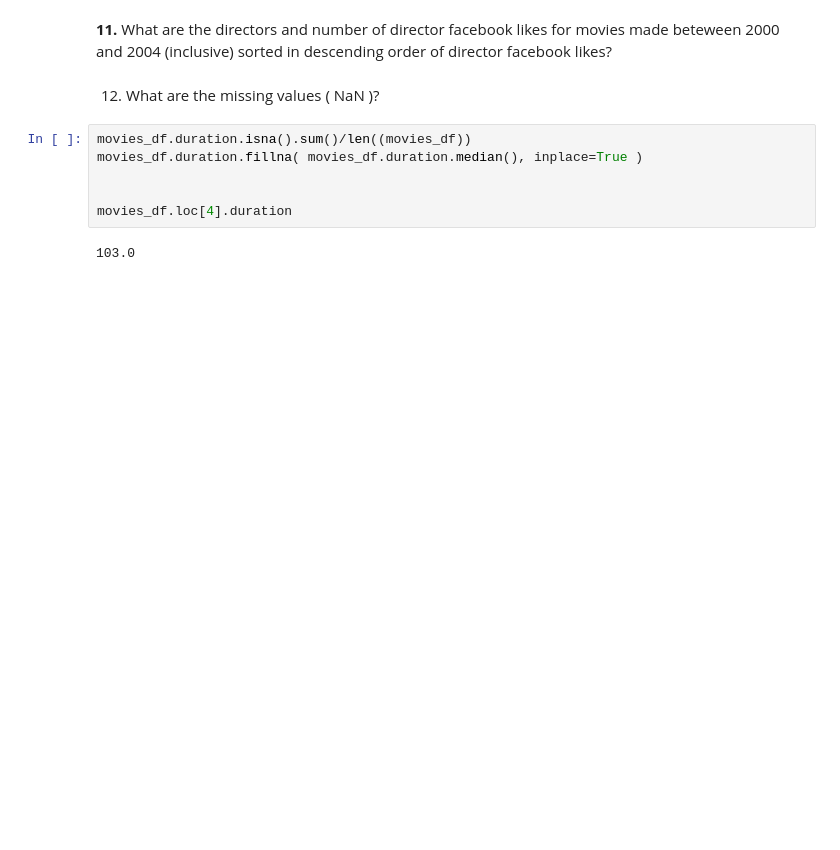
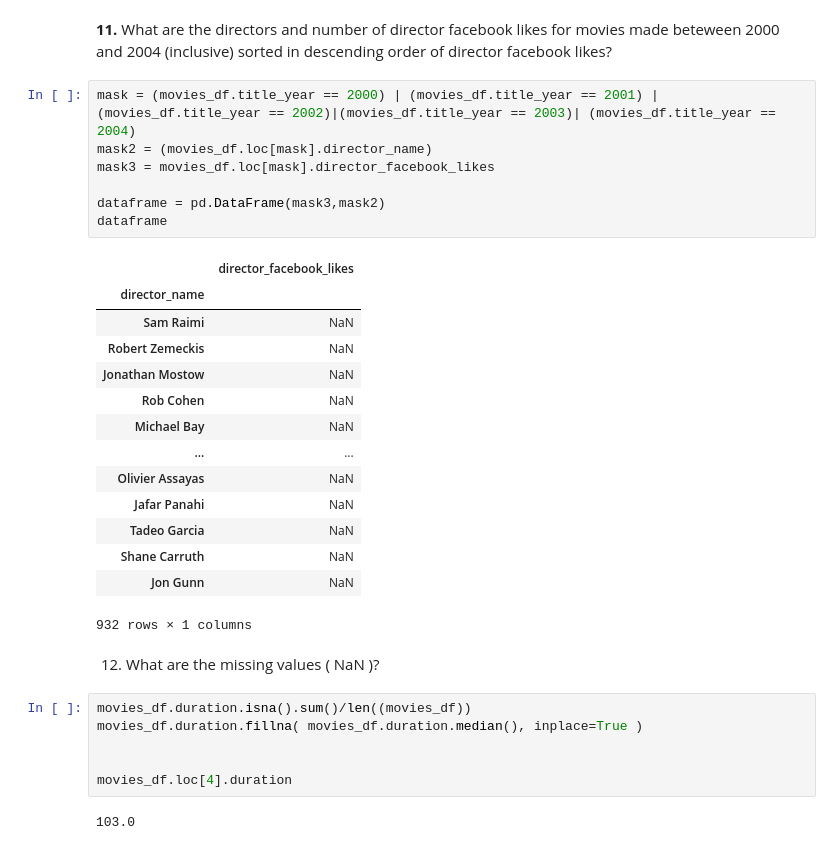
Before and after one commit to sflowers51/CIS277-FA22-Lab1, a Jupyter notebook: Lab1.ipynb, the cells around one changed output. Cells and saved outputs as stored; diff of their text form; blank space fills up the shorter version.

```diff
--- a/Lab1.ipynb
+++ b/Lab1.ipynb
@@ -99,5 +155,27 @@ mask.sum()
 # %% [markdown]
 **11.** What are the directors and number of director facebook likes for movies made beteween 2000 and 2004 (inclusive) sorted in descending order of director facebook likes?
+# %%
+mask = (movies_df.title_year == 2000) | (movies_df.title_year == 2001) |(movies_df.title_year == 2002)|(movies_df.title_year == 2003)| (movies_df.title_year == 2004)
+mask2 = (movies_df.loc[mask].director_name)
+mask3 = movies_df.loc[mask].director_facebook_likes
+
+dataframe = pd.DataFrame(mask3,mask2)
+dataframe
+# %% [output]
+|  | director_facebook_likes |
+| director_name |  |
+| Sam Raimi | NaN |
+| Robert Zemeckis | NaN |
+| Jonathan Mostow | NaN |
+| Rob Cohen | NaN |
+| Michael Bay | NaN |
+| ... | ... |
+| Olivier Assayas | NaN |
+| Jafar Panahi | NaN |
+| Tadeo Garcia | NaN |
+| Shane Carruth | NaN |
+| Jon Gunn | NaN |
+932 rows × 1 columns
 # %% [markdown]
 12. What are the missing values ( NaN )?
 # %%
```
Also changed, not shown: parts of 9 cells of this notebook.
